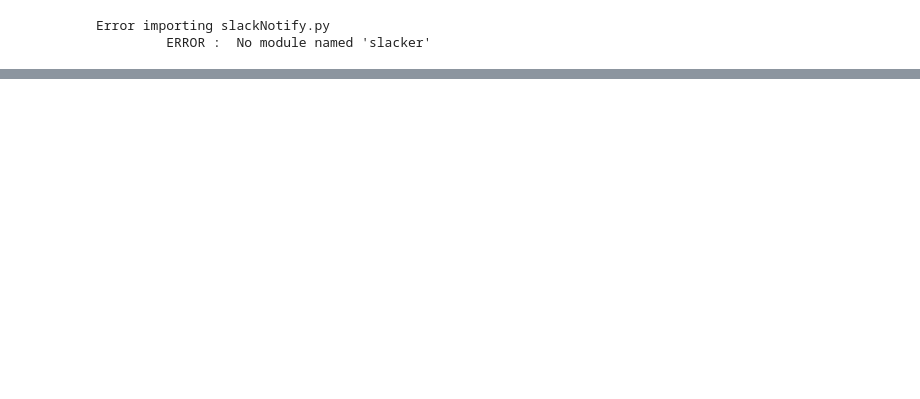
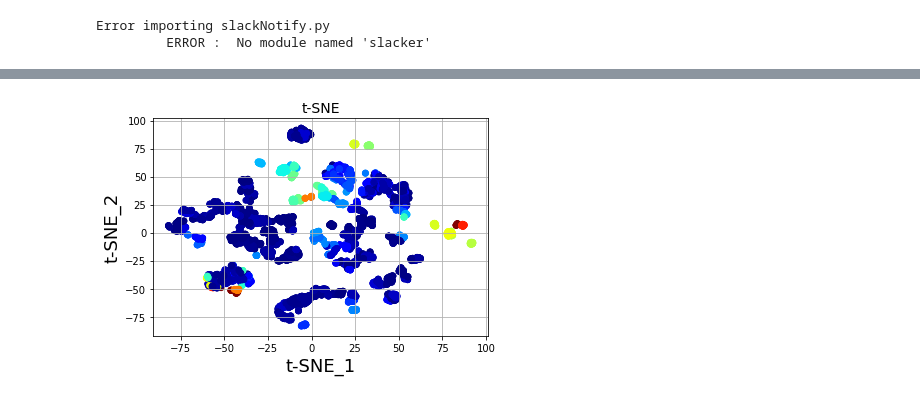
Before and after one commit to brmullen/SIP2019, a Jupyter notebook: JimmySIP/Random Stuff.ipynb, the cells around one changed output, grey strips where cells are left out. Saved outputs shown, nothing was run; the diff lists cells and outputs as text; code cells hidden in the pictures; blank space fills up the shorter version.

```diff
--- a/JimmySIP/Random Stuff.ipynb
+++ b/JimmySIP/Random Stuff.ipynb
@@ -363,0 +501,26 @@ ValueError: array must not contain infs or NaNs
+# %%
+# print(np.sum(np.isnan(data)))
+
+list_of_columns = ['mov.mean', 'mov.firstder', 'brain.rangemaxmin', 'brain.data']
+
+columns = data.columns
+
+data2 = data[columns].fillna(value=0).copy()
+data2 = data2.replace([np.inf, -np.inf], 10**3,)
+# print(np.sum(np.isinf(data2)))
+
+data2 -= data2.min()
+data2 /= data2.max()
+tsne = TSNE(n_components=2, random_state=42)
+X_reduced_tsne = tsne.fit_transform(data2.values)
+
+plt.title('t-SNE', fontsize=14)
+plt.scatter(X_reduced_tsne[:, 0], X_reduced_tsne[:, 1], c=data2['brain.rangemaxmin'], cmap='jet')
+plt.xlabel("t-SNE_1", fontsize=18)
+plt.ylabel("t-SNE_2", fontsize=18)
+plt.grid(True)
+
+# save_fig("other_dim_reduction_plot")
+plt.show()
+# %% [output]
+[figure, added]
```
Also changed, not shown: parts of 29 cells of this notebook, 18 other files.
